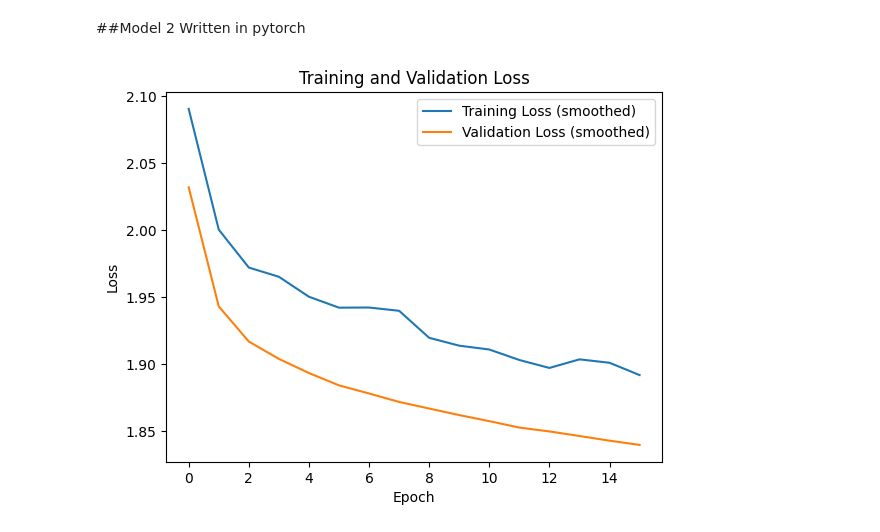
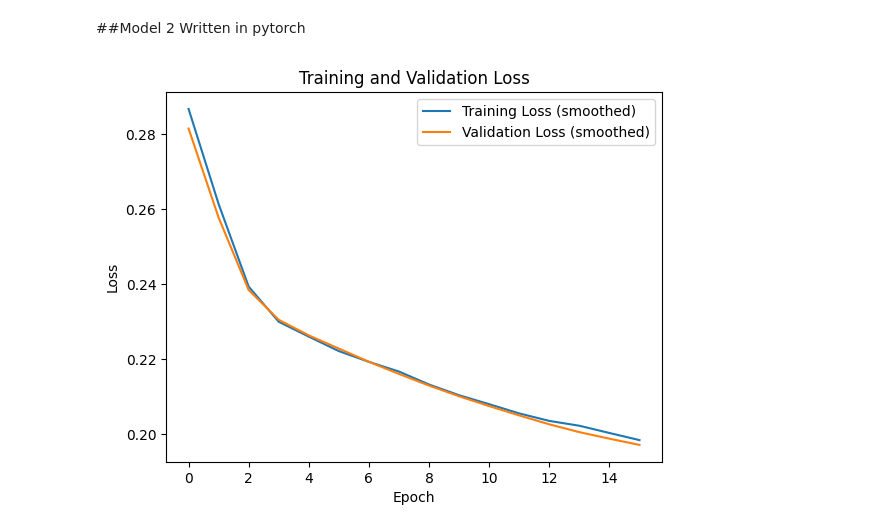
Before and after one commit to Wvidit/24035066-CSOC-IG, a Jupyter notebook: Vanilla-Neural-Network/model.ipynb, the cells around one changed output. Saved outputs shown, nothing was run; the diff lists cells and outputs as text; code cells hidden in the pictures.

```diff
--- a/Vanilla-Neural-Network/model.ipynb
+++ b/Vanilla-Neural-Network/model.ipynb
@@ -257,7 +262,7 @@ class custom_loss(nn.Module):
     return cost.mean()
 # %%
 class FocalLoss(nn.Module):
-    def __init__(self, alpha=0.75, gamma=2):
+    def __init__(self, alpha=1.5, gamma=2):
         super(FocalLoss, self).__init__()
         self.alpha = alpha
         self.gamma = gamma
@@ -278,16 +283,17 @@ device = torch.device("cuda") if torch.cuda.is_available() else torch.device('cp
 model = ffnn()
 model = model.to(device)
 
-# class_weights = torch.tensor([total/negatives, (total)/positives])
-# class_weights = class_weights / class_weights.sum()
+class_weights = torch.tensor([total/negatives, (total)/positives])
+class_weights = class_weights / class_weights.sum()
+class_weights = class_weights.to(device)
 
-positive_weight = torch.tensor([negatives / positives], dtype=torch.float32).to(device)
-loss = nn.BCEWithLogitsLoss(weight=positive_weight)
+# positive_weight = torch.tensor([negatives / positives], dtype=torch.float32).to(device)
+loss = nn.CrossEntropyLoss(weight=class_weights)
 
 # cost_matrix = torch.tensor([[0, 2], [1, 0]])
 # loss = custom_loss(cost_matrix)
 
-# loss = FocalLoss()
+loss = FocalLoss()
 def moving_average(data, window_size=5):
     return np.convolve(data, np.ones(window_size)/window_size, mode='valid')
 
@@ -296,7 +302,7 @@ def train(model, loss_function, dataset, dataset_cv, epochs):
    loss_history = []
    loss_history_cv = []
    model.train()
-   optimizer = optim.Adam(model.parameters(), 0.001)
+   optimizer = optim.Adam(model.parameters(), 1e-3, weight_decay = 1e-5)
 
    for epoch in range(epochs):
     total_loss = 0
@@ -309,13 +315,13 @@ def train(model, loss_function, dataset, dataset_cv, epochs):
       x_cv = x_cv.clone().detach().to(device)
       y = y.clone().detach().to(device)
       y_cv = y_cv.clone().detach().to(device)
-      y= y.float()
-      y_cv = y_cv.float()
+      # y= y.float()
+      # y_cv = y_cv.float()
 
       logits = model(x)
-      logits = logits.squeeze(1)
+      # logits = logits.squeeze(1)
       logits_cv = model(x_cv)
-      logits_cv = logits_cv.squeeze(1)
+      # logits_cv = logits_cv.squeeze(1)
       loss = loss_function(logits, y)
       loss_cv = loss_function(logits_cv, y_cv)
       total_loss += loss.item()*x.shape[0]#forgot to scale'em up
@@ -325,8 +331,8 @@ def train(model, loss_function, dataset, dataset_cv, epochs):
       loss.backward()
       optimizer.step()
 
-      y_hat = torch.sigmoid(logits)
-      y_hat = (y_hat>0.5).float()
+      y_hat = torch.argmax(logits, dim = 1)
+      # y_hat = (y_hat>0.5).float()
       correct_prediction += (y_hat == y).sum().item()
       total_prediction += y_hat.shape[0]
 
@@ -349,10 +355,12 @@ def train(model, loss_function, dataset, dataset_cv, epochs):
     plt.show()
    return loss_history, loss_history_cv
 # %%
-loss_his, loss_his_cv= train(model, loss, dataset, dataset_cv, 20)
+loss_his, loss_his_cv= train(model, loss, dataset, dataset_cv, 20
+                             )
+
 n += 1
 # %% [output]
-[figure, old version]
+[figure, new version]
 # %%
 metrices(model, X_test, Y_test) #Looking for f1 in b/w 0.5-0.6 and PR AUC b/w 0.5-0.6
 # %% [output]
```
Also changed, not shown: parts of 6 cells of this notebook.
